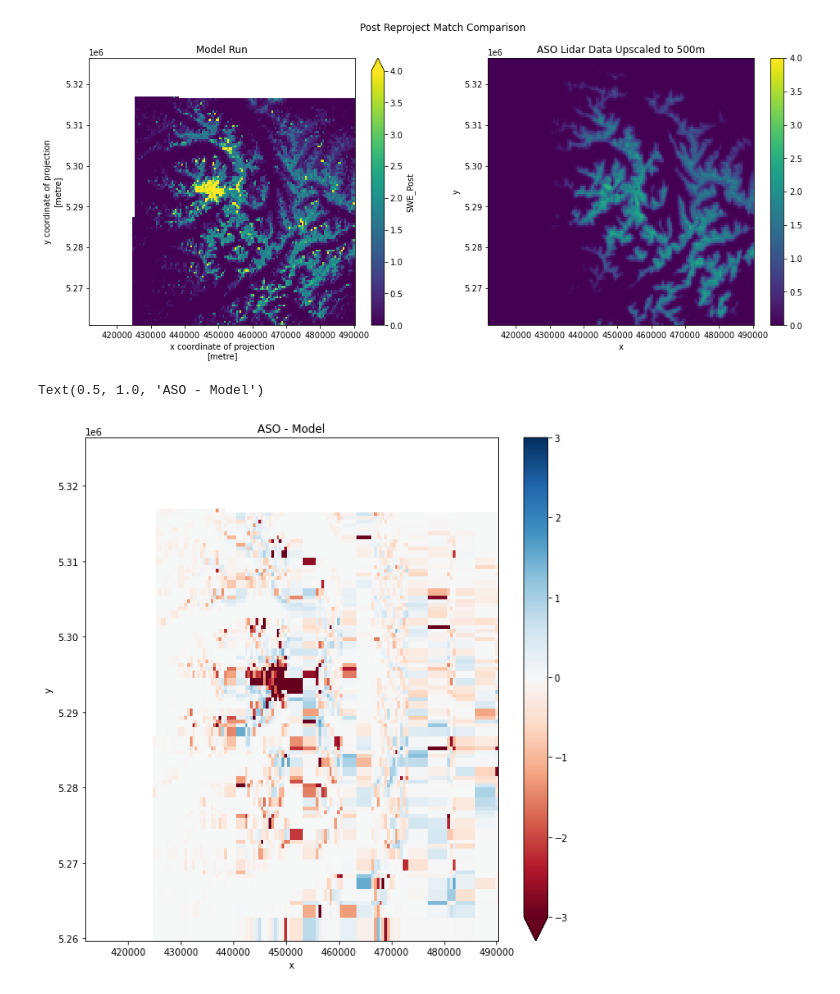
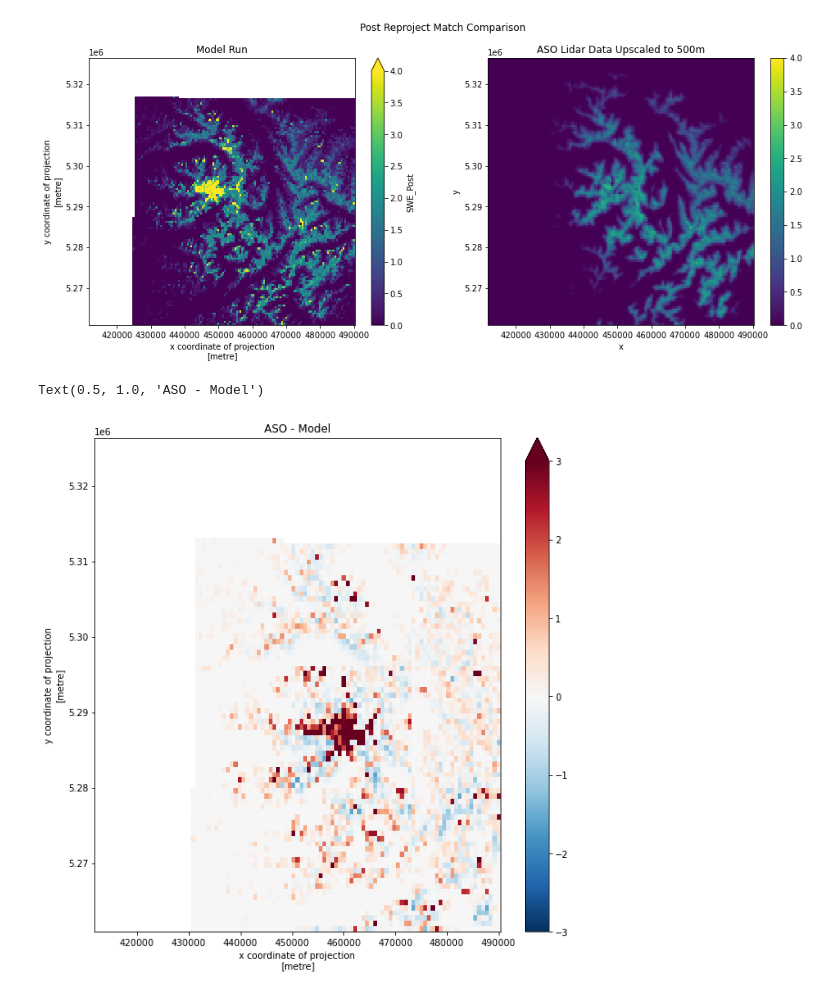
Before and after one commit to bessoh2/SnowHydro, a Jupyter notebook: comparison_and_difference.ipynb, the cells around one changed output. Saved outputs shown, nothing was run; the diff lists cells and outputs as text; code cells hidden in the pictures.

Commit message:
fix issue with difference plot

```diff
--- a/comparison_and_difference.ipynb
+++ b/comparison_and_difference.ipynb
@@ -76,8 +77,11 @@ difference = difference.squeeze()
+# %%
+# difference
+difference = model_reproject - ASO_500m_ds
 # %%
-# difference
+# show difference
 f, ax = plt.subplots(figsize=(10,10))
-difference.plot(ax=ax,vmin=-3,vmax=3,cmap='RdBu')
+difference.squeeze().plot.imshow(ax=ax,vmin=-3,vmax=3,cmap='RdBu_r')
 ax.set_title('ASO - Model')
 # %% [output]
 Text(0.5, 1.0, 'ASO - Model')
-[figure, old version]
+[figure, new version]
```
Also changed, not shown: parts of 9 cells of this notebook.
